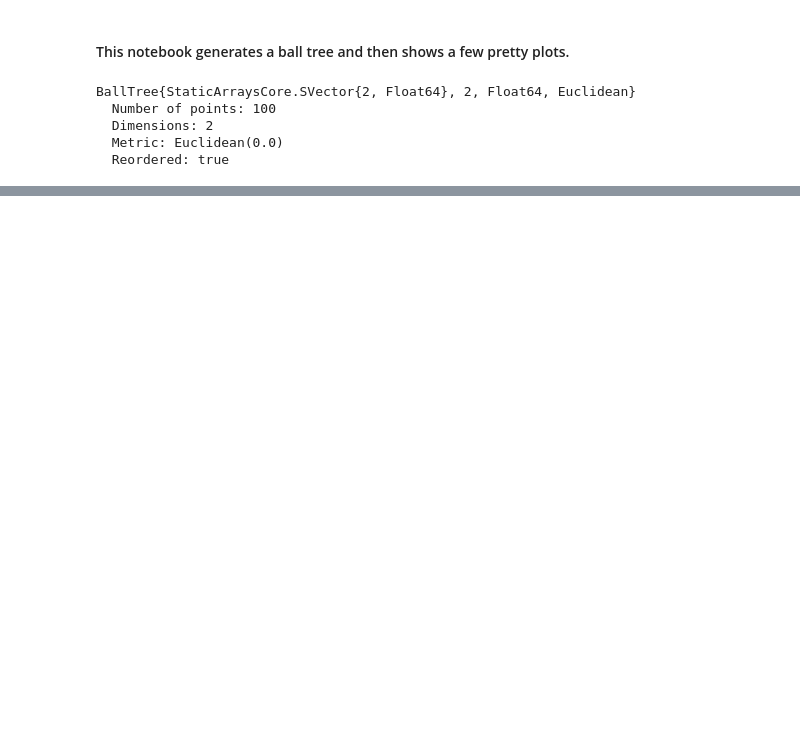
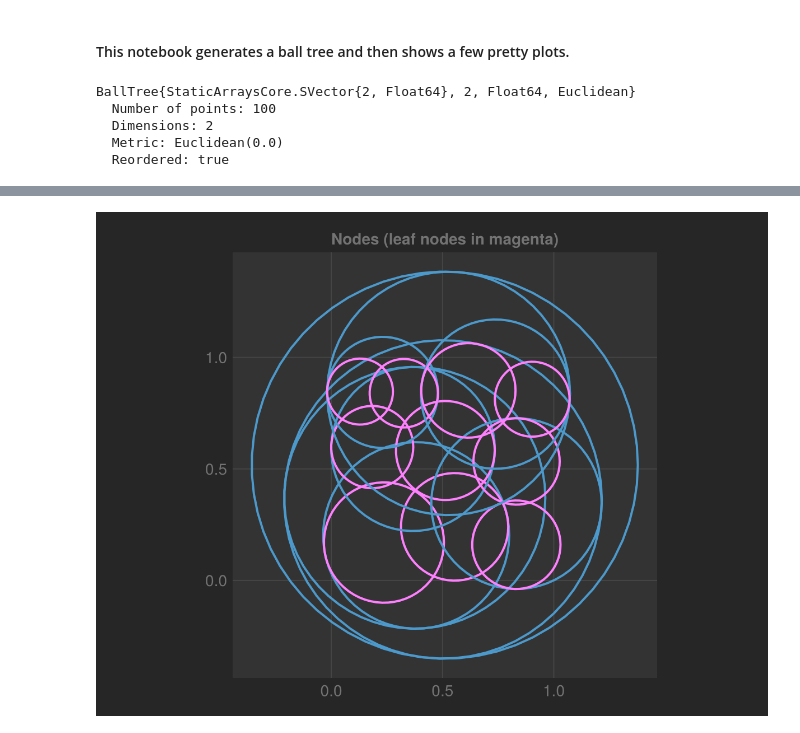
Before and after one commit to KristofferC/NearestNeighbors.jl, a Jupyter notebook: examples/balltree_illustration.ipynb, the cells around one changed output, grey strips where cells are left out. Saved outputs shown, nothing was run; the diff lists cells and outputs as text; code cells hidden in the pictures; blank space fills up the shorter version.

```diff
--- a/examples/balltree_illustration.ipynb
+++ b/examples/balltree_illustration.ipynb
@@ -102,0 +63,16 @@ fig
+# %%
+col_leaf = RGB(1.0, 0.5, 1.0)  # Brighter magenta for better visibility on dark background
+col_internal = RGB(0.3, 0.6, 0.8)
+
+fig = CairoMakie.Figure(backgroundcolor=:gray15)
+ax = Axis(fig[1, 1], aspect = DataAspect(), title = "Nodes (leaf nodes in magenta)",
+          backgroundcolor=:gray20)
+
+for node in PreOrderDFS(treeroot(tree))
+    col = isempty(children(node)) ? col_leaf : col_internal
+    add_sphere(ax, treeregion(node), col)
+end
+
+fig
+# %% [output]
+[figure, added]
```
Also changed, not shown: parts of 6 cells of this notebook, 13 other files.
